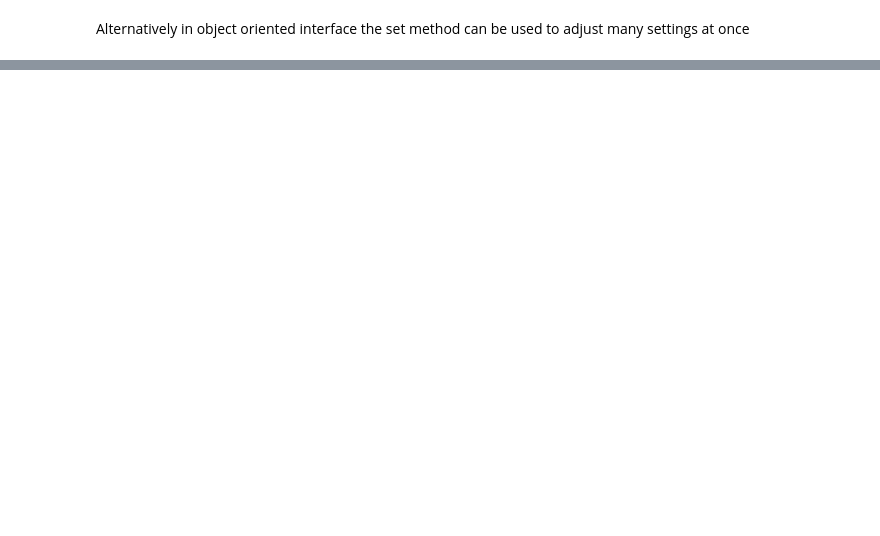
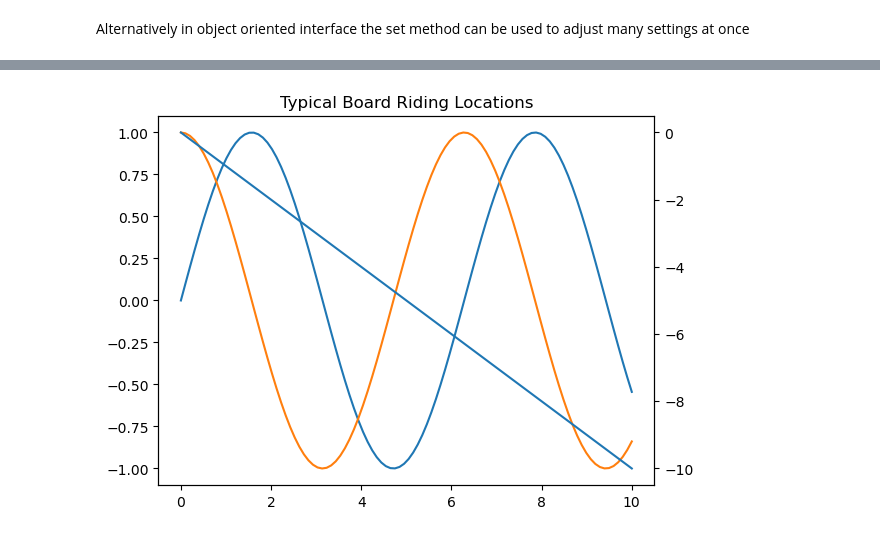
Before and after one commit to SabrinaPau/05_intro-matplotlib, a Jupyter notebook: notebooks/1_Intro_to_matplotlib.ipynb, the cells around one changed output, grey strips where cells are left out. Saved outputs shown, nothing was run; the diff lists cells and outputs as text; code cells hidden in the pictures; blank space fills up the shorter version.

```diff
--- a/notebooks/1_Intro_to_matplotlib.ipynb
+++ b/notebooks/1_Intro_to_matplotlib.ipynb
@@ -252,0 +292,14 @@ ax[1].get_yaxis().set_visible(False); # removes y axis from the subplot
+# %%
+# We can do use the MATLAB style to quickly plot two series on a single chart
+
+x = np.linspace(0, 10, 100)  # create our set of x values to use
+
+plt.plot(x, np.sin(x)) # plot a simple function
+plt.plot(x, np.cos(x)) # plot another simple function on the same y axis
+
+plt.twinx() # Here is the method that creates the second y axis
+plt.plot(x, -1 * x) # Now plot a simple function on the new y-axis
+
+plt.title('Typical Board Riding Locations'); # add a title to the subplot
+# %% [output]
+[figure, added]
```
Also changed, not shown: parts of 20 cells of this notebook.
